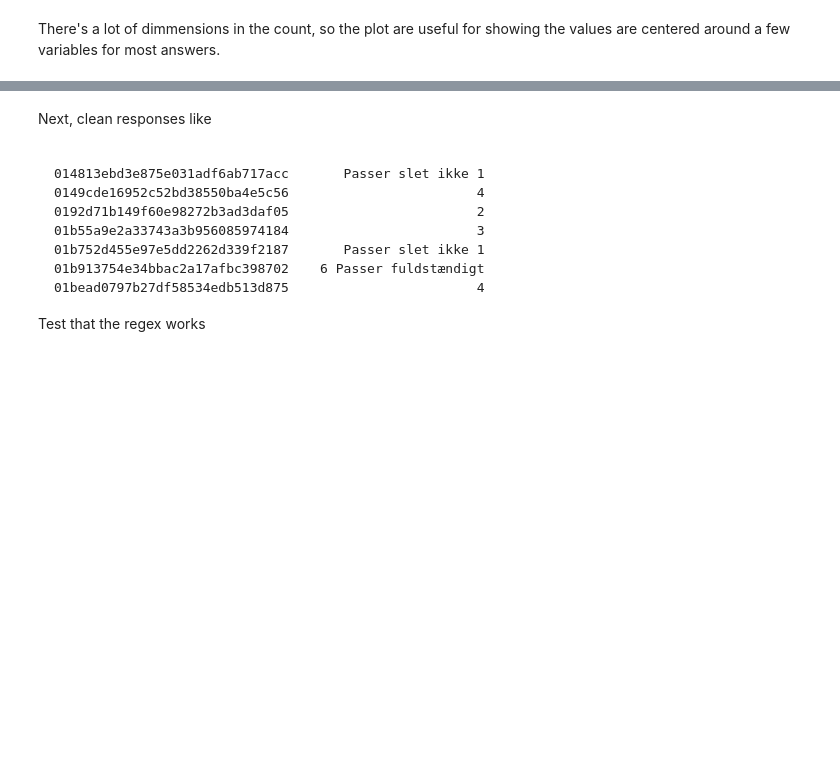
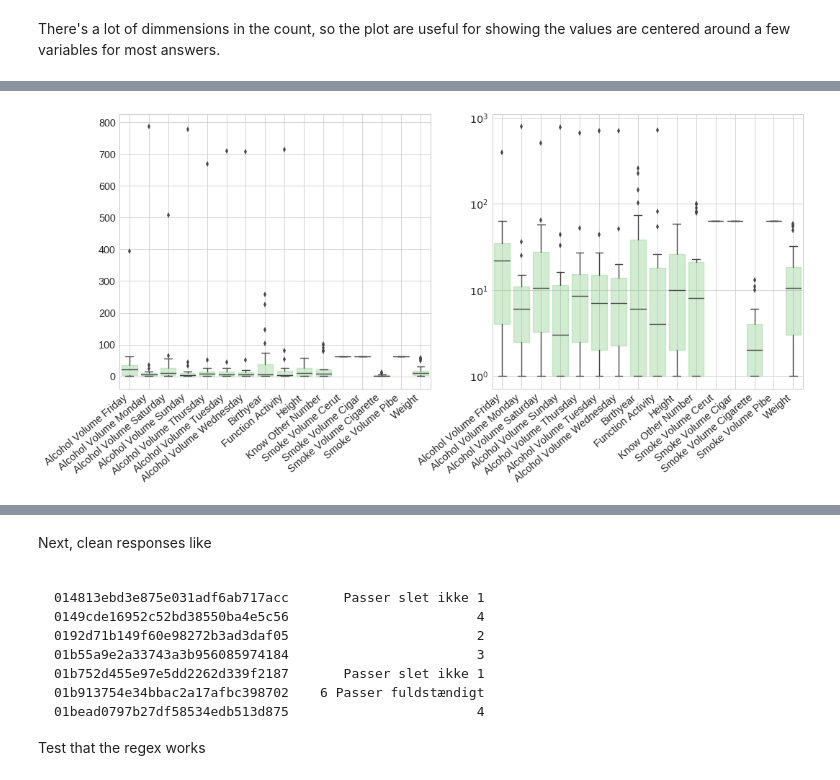
Before and after one commit to AllanLRH/master_thesis, a Jupyter notebook: tryLoadData/load_morequestions_data.ipynb, the cells around one changed output, grey strips where cells are left out. Cells and saved outputs as stored; diff of their text form; code cells hidden in the pictures; blank space fills up the shorter version.

```diff
--- a/tryLoadData/load_morequestions_data.ipynb
+++ b/tryLoadData/load_morequestions_data.ipynb
@@ -257,0 +270,5 @@ There's a lot of dimmensions in the count, so the plot are useful for showing th
+# %%
+fig, (ax0, ax1) = plotting.boxplot_dataframe_answer_columns(df_number, matplotlib_args={'alpha': 0.35,
+                                                                                        'color': colorcycle[0]})
+# %% [output]
+[figure, added]
```
Also changed, not shown: parts of 20 cells of this notebook.
